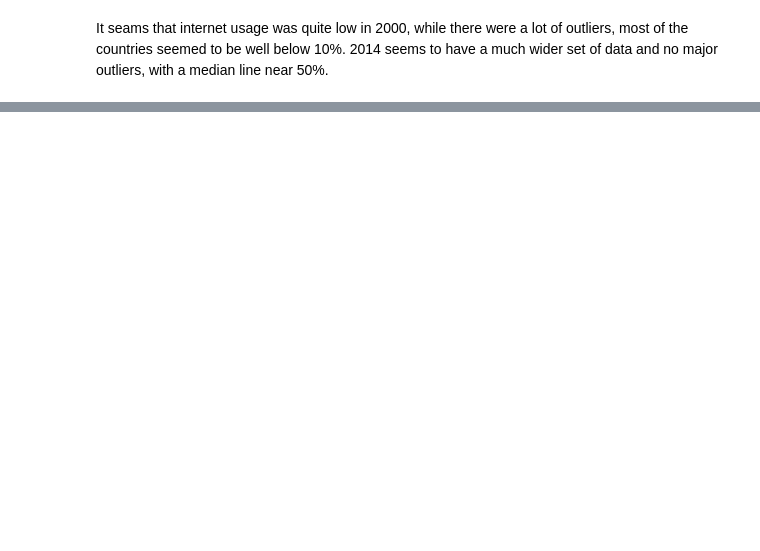
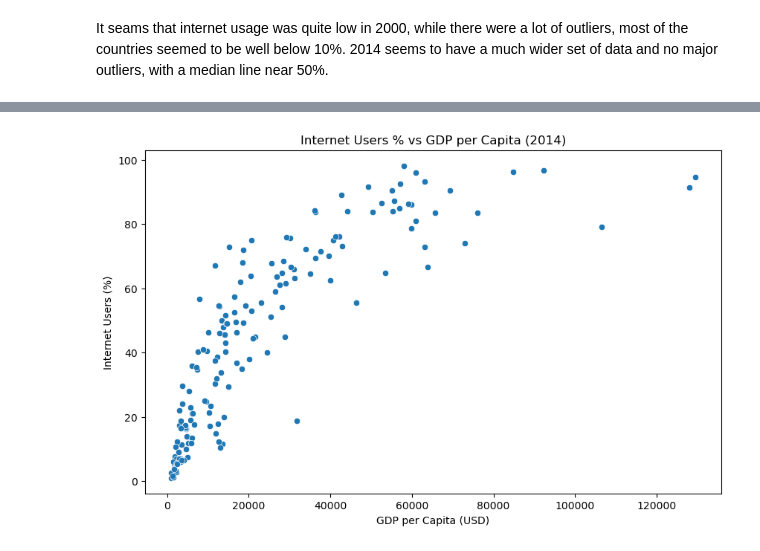
Before and after one commit to NSS-Data-Analytics-Cohort-16/da16-python-gdp-and-internet-use-analysis-MatthewRitchey, a Jupyter notebook: notebooks/gdp_per_capita.ipynb, the cells around one changed output, grey strips where cells are left out. Cells and saved outputs as stored; diff of their text form; code cells hidden in the pictures; blank space fills up the shorter version.

```diff
--- a/notebooks/gdp_per_capita.ipynb
+++ b/notebooks/gdp_per_capita.ipynb
@@ -552,0 +715,7 @@ internet_2014 = internet_df[internet_df["Year"] == 2014]
+# %%
+# 22. Subset `gdp_and_internet_use` to just the year 2014. Save this as a new dataframe named `gdp_and_internet_use_2014`.
+gdp_and_internet_use_2014 = gdp_and_internet_use[gdp_and_internet_use["Year"] == 2014]
+
+# Inspect the result
+print(gdp_and_internet_use_2014.head())
+print(gdp_and_internet_use_2014.info())
@@ -552,0 +741,18 @@ internet_2014 = internet_df[internet_df["Year"] == 2014]
+# %%
+# 23. Create a plot which compares Internet Users Percentage and GDP per Capita for the year 2014. What do you
+# notice from this plot? If you see any unusual points, investigate them.
+
+# Scatterplot: Internet Users % vs GDP per Capita (2014)
+plt.figure(figsize=(10,6))
+sns.scatterplot(
+    data=gdp_and_internet_use_2014,
+    x="GDP_Per_Capita",
+    y="Internet_Users_Pct"
+)
+
+plt.title("Internet Users % vs GDP per Capita (2014)")
+plt.xlabel("GDP per Capita (USD)")
+plt.ylabel("Internet Users (%)")
+plt.show()
+# %% [output]
+[figure, added]
```
Also changed, not shown: parts of 29 cells of this notebook.
